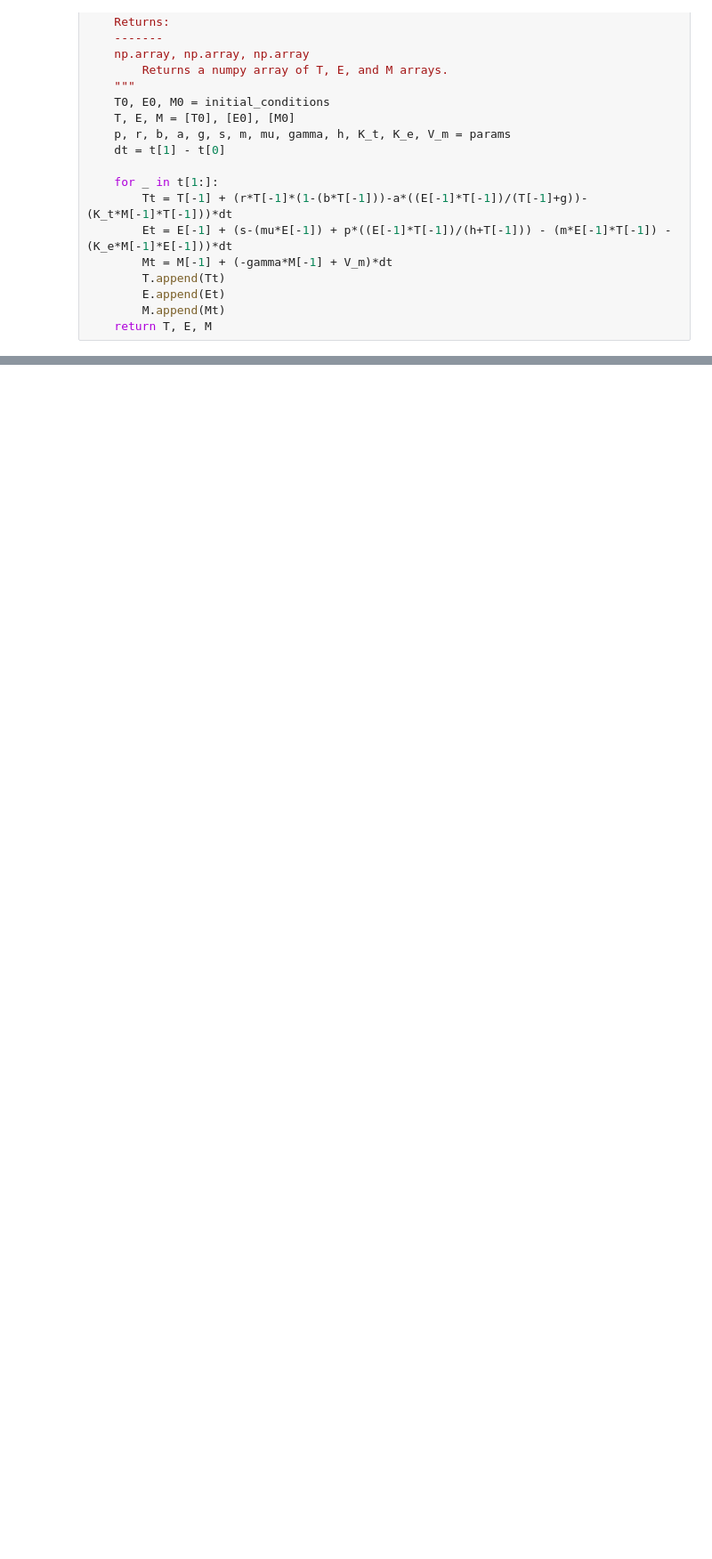
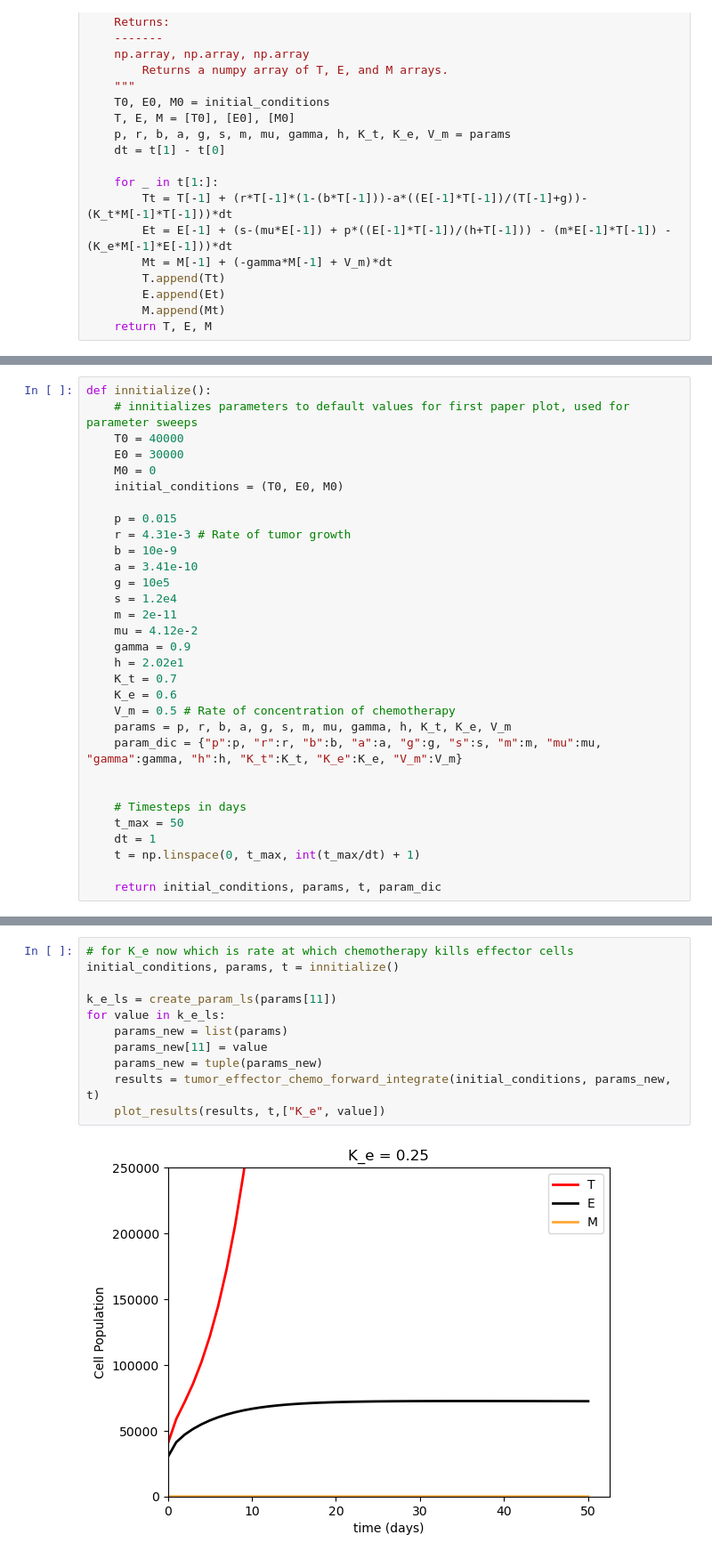
Before and after one commit to CSCI-4314-Final-Project/rk4-solver, a Jupyter notebook: tumor_rk4_simulation.ipynb, the cells around one changed output, grey strips where cells are left out. Shown at 89% size. Saved outputs shown, nothing was run; the diff lists cells and outputs as text; blank space fills up the shorter version.

```diff
--- a/tumor_rk4_simulation.ipynb
+++ b/tumor_rk4_simulation.ipynb
@@ -218,0 +247,31 @@ Text(0, 0.5, 'Cell Population')
+# %%
+def innitialize():
+    # innitializes parameters to default values for first paper plot, used for parameter sweeps
+    T0 = 40000
+    E0 = 30000
+    M0 = 0
+    initial_conditions = (T0, E0, M0)
+
+    p = 0.015
+    r = 4.31e-3 # Rate of tumor growth
+    b = 10e-9
+    a = 3.41e-10
+    g = 10e5
+    s = 1.2e4
+    m = 2e-11
+    mu = 4.12e-2
+    gamma = 0.9
+    h = 2.02e1
+    K_t = 0.7
+    K_e = 0.6
+    V_m = 0.5 # Rate of concentration of chemotherapy
+    params = p, r, b, a, g, s, m, mu, gamma, h, K_t, K_e, V_m
+    param_dic = {"p":p, "r":r, "b":b, "a":a, "g":g, "s":s, "m":m, "mu":mu, "gamma":gamma, "h":h, "K_t":K_t, "K_e":K_e, "V_m":V_m}
+
+
+    # Timesteps in days
+    t_max = 50
+    dt = 1
+    t = np.linspace(0, t_max, int(t_max/dt) + 1)
+
+    return initial_conditions, params, t, param_dic
@@ -218,0 +310,13 @@ Text(0, 0.5, 'Cell Population')
+# %%
+# for K_e now which is rate at which chemotherapy kills effector cells
+initial_conditions, params, t = innitialize()
+
+k_e_ls = create_param_ls(params[11])
+for value in k_e_ls:
+    params_new = list(params)
+    params_new[11] = value
+    params_new = tuple(params_new)
+    results = tumor_effector_chemo_forward_integrate(initial_conditions, params_new, t)
+    plot_results(results, t,["K_e", value])
+# %% [output]
+[figure, added]
```
Also changed, not shown: parts of 8 cells of this notebook.
